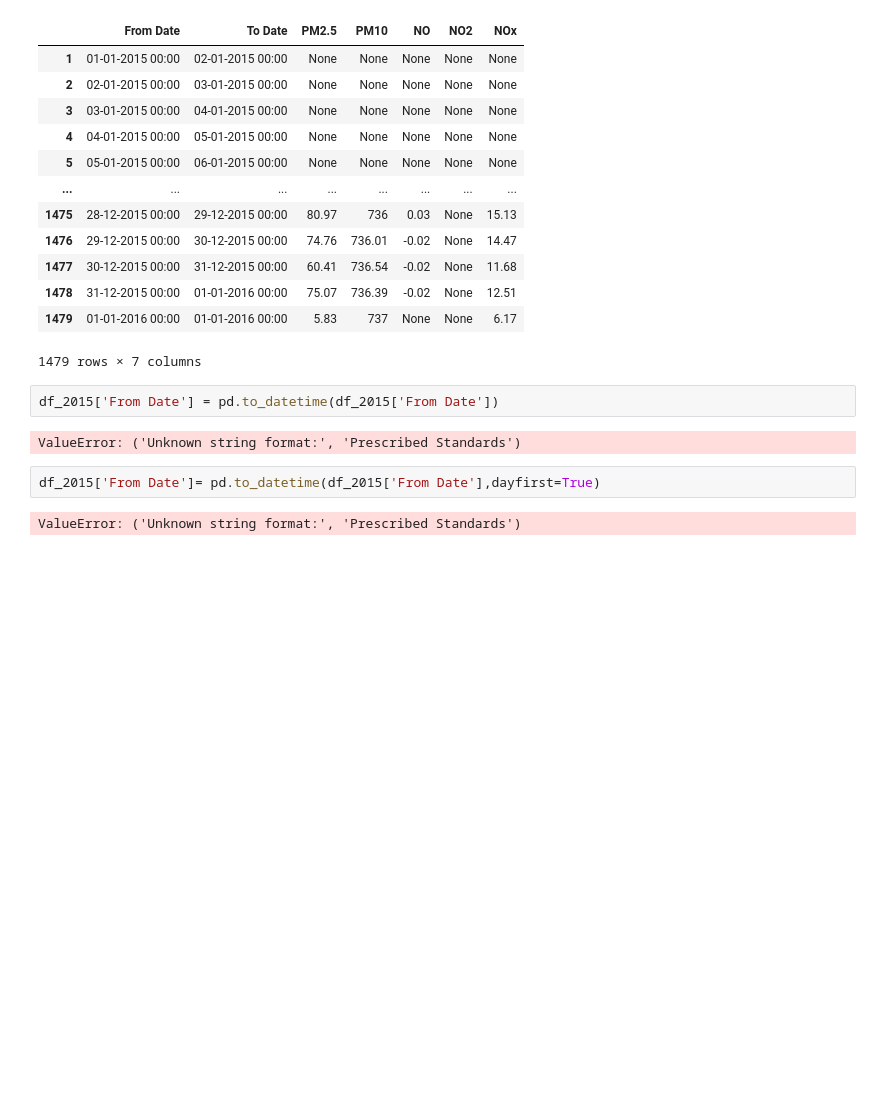
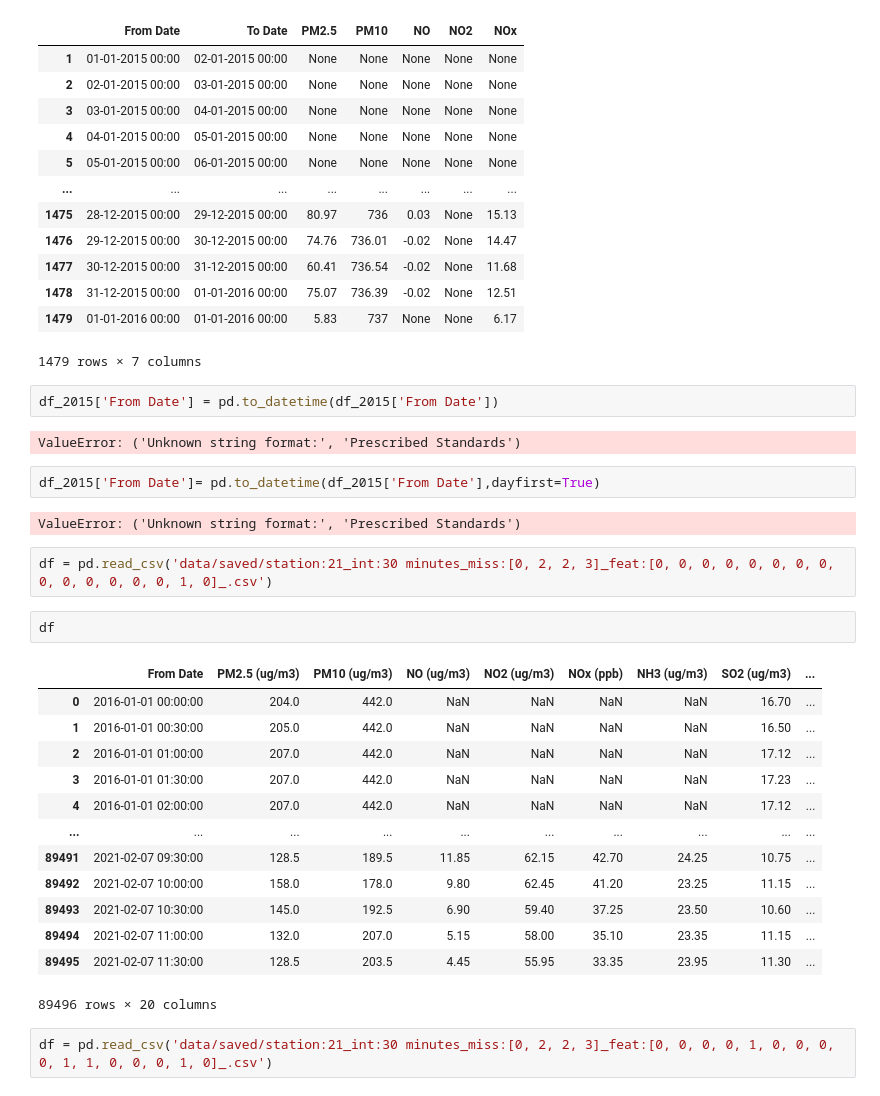
Before and after one commit to aggarwalsiddharth/framework, a Jupyter notebook: documentation.ipynb, the cells around one changed output. Saved outputs shown, nothing was run; the diff lists cells and outputs as text; blank space fills up the shorter version.

```diff
--- a/documentation.ipynb
+++ b/documentation.ipynb
@@ -2297,3 +2297,23 @@ ValueError: ('Unknown string format:', 'Prescribed Standards')
 df_2015['From Date']= pd.to_datetime(df_2015['From Date'],dayfirst=True)
 # %% [output]
 ValueError: ('Unknown string format:', 'Prescribed Standards')
+# %%
+df = pd.read_csv('data/saved/station:21_int:30 minutes_miss:[0, 2, 2, 3]_feat:[0, 0, 0, 0, 0, 0, 0, 0, 0, 0, 0, 0, 0, 0, 1, 0]_.csv')
+# %%
+df
+# %% [output]
+|  | From Date | PM2.5 (ug/m3) | PM10 (ug/m3) | NO (ug/m3) | NO2 (ug/m3) | NOx (ppb) | NH3 (ug/m3) | SO2 (ug/m3) | ... |
+| 0 | 2016-01-01 00:00:00 | 204.0 | 442.0 | NaN | NaN | NaN | NaN | 16.70 | ... |
+| 1 | 2016-01-01 00:30:00 | 205.0 | 442.0 | NaN | NaN | NaN | NaN | 16.50 | ... |
+| 2 | 2016-01-01 01:00:00 | 207.0 | 442.0 | NaN | NaN | NaN | NaN | 17.12 | ... |
+| 3 | 2016-01-01 01:30:00 | 207.0 | 442.0 | NaN | NaN | NaN | NaN | 17.23 | ... |
+| 4 | 2016-01-01 02:00:00 | 207.0 | 442.0 | NaN | NaN | NaN | NaN | 17.12 | ... |
+| ... | ... | ... | ... | ... | ... | ... | ... | ... | ... |
+| 89491 | 2021-02-07 09:30:00 | 128.5 | 189.5 | 11.85 | 62.15 | 42.70 | 24.25 | 10.75 | ... |
+| 89492 | 2021-02-07 10:00:00 | 158.0 | 178.0 | 9.80 | 62.45 | 41.20 | 23.25 | 11.15 | ... |
+| 89493 | 2021-02-07 10:30:00 | 145.0 | 192.5 | 6.90 | 59.40 | 37.25 | 23.50 | 10.60 | ... |
+| 89494 | 2021-02-07 11:00:00 | 132.0 | 207.0 | 5.15 | 58.00 | 35.10 | 23.35 | 11.15 | ... |
+| 89495 | 2021-02-07 11:30:00 | 128.5 | 203.5 | 4.45 | 55.95 | 33.35 | 23.95 | 11.30 | ... |
+89496 rows × 20 columns
+# %%
+df = pd.read_csv('data/saved/station:21_int:30 minutes_miss:[0, 2, 2, 3]_feat:[0, 0, 0, 0, 1, 0, 0, 0, 0, 1, 1, 0, 0, 0, 1, 0]_.csv')
```
Also changed, not shown: parts of 3 cells of this notebook, 11 other files.
